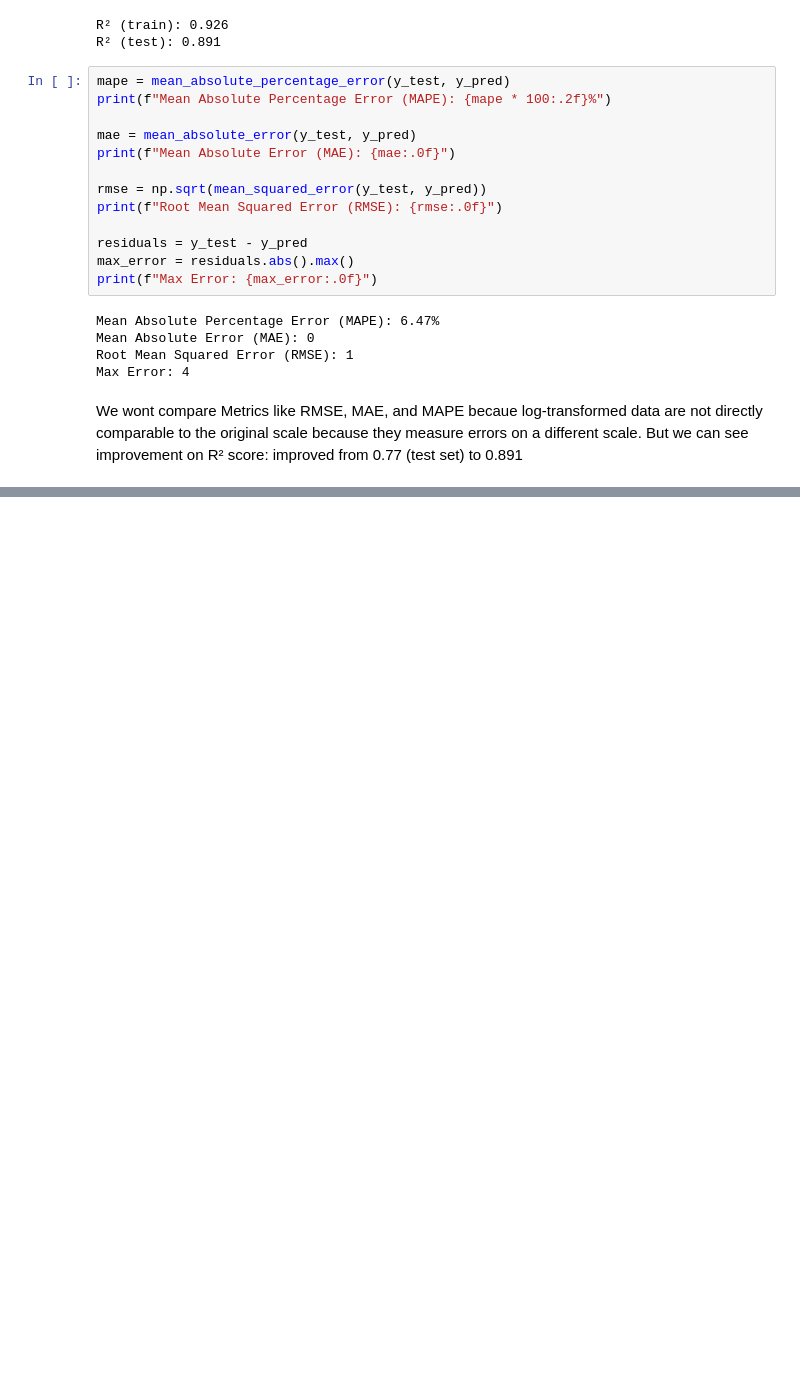
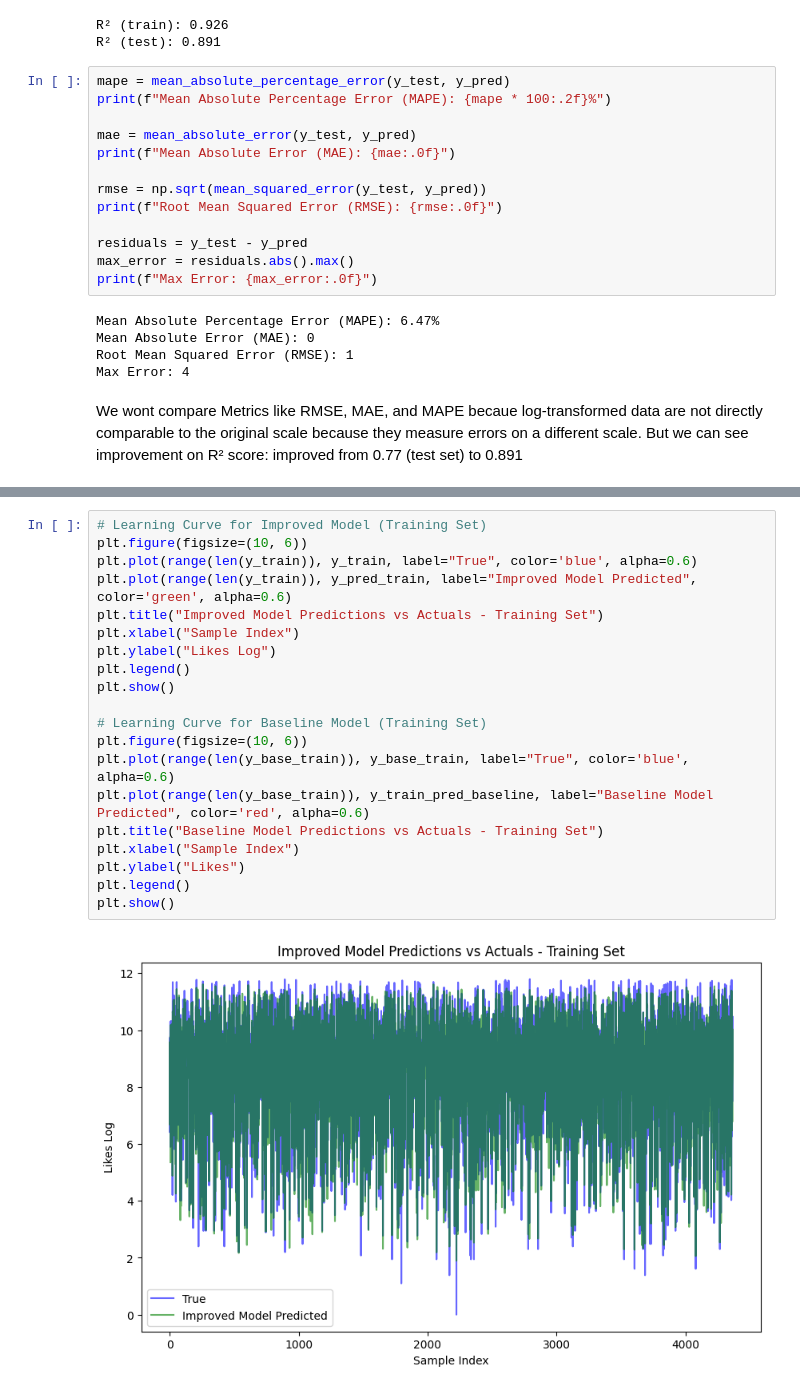
Before and after one commit to opalpeltzman/YouTubeLikesPrediction, a Jupyter notebook: YouTubeLikePrediction_Part2.ipynb, the cells around one changed output, grey strips where cells are left out. Saved outputs shown, nothing was run; the diff lists cells and outputs as text; blank space fills up the shorter version.

```diff
--- a/YouTubeLikePrediction_Part2.ipynb
+++ b/YouTubeLikePrediction_Part2.ipynb
@@ -843,0 +938,22 @@ But we can see improvement on R² score:  improved from 0.77 (test set) to 0.891
+# %%
+# Learning Curve for Improved Model (Training Set)
+plt.figure(figsize=(10, 6))
+plt.plot(range(len(y_train)), y_train, label="True", color='blue', alpha=0.6)
+plt.plot(range(len(y_train)), y_pred_train, label="Improved Model Predicted", color='green', alpha=0.6)
+plt.title("Improved Model Predictions vs Actuals - Training Set")
+plt.xlabel("Sample Index")
+plt.ylabel("Likes Log")
+plt.legend()
+plt.show()
+
+# Learning Curve for Baseline Model (Training Set)
+plt.figure(figsize=(10, 6))
+plt.plot(range(len(y_base_train)), y_base_train, label="True", color='blue', alpha=0.6)
+plt.plot(range(len(y_base_train)), y_train_pred_baseline, label="Baseline Model Predicted", color='red', alpha=0.6)
+plt.title("Baseline Model Predictions vs Actuals - Training Set")
+plt.xlabel("Sample Index")
+plt.ylabel("Likes")
+plt.legend()
+plt.show()
+# %% [output]
+[figure, added]
```
Also changed, not shown: parts of 25 cells of this notebook.
